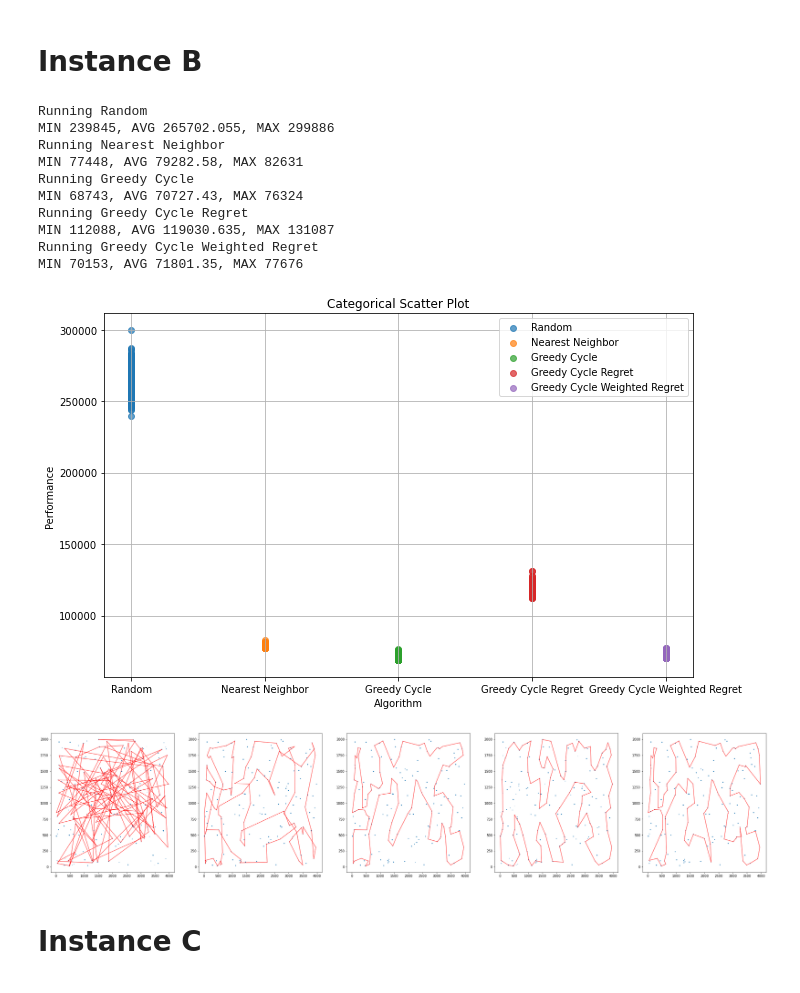
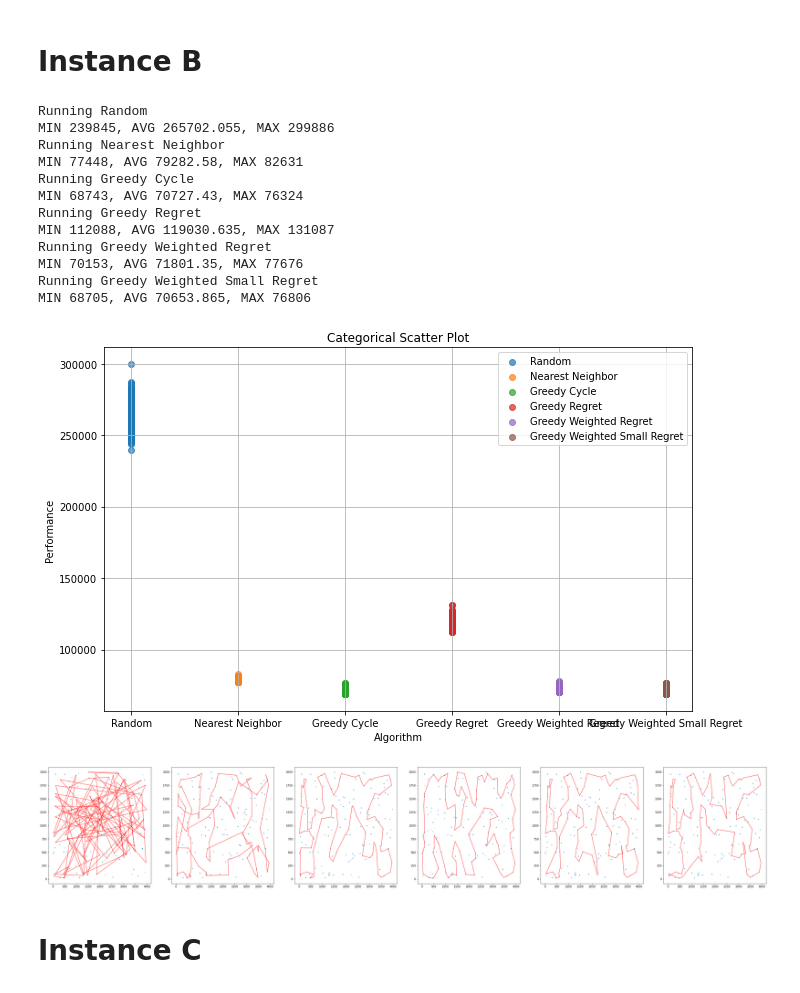
Before and after one commit to Antsol1000/ec, a Jupyter notebook: notebooks/report_2/2_greedy_regret_heuristics.ipynb, the cells around one changed output. Saved outputs shown, nothing was run; the diff lists cells and outputs as text; code cells hidden in the pictures.

```diff
--- a/notebooks/report_2/2_greedy_regret_heuristics.ipynb
+++ b/notebooks/report_2/2_greedy_regret_heuristics.ipynb
@@ -148,30 +152,34 @@ MIN 74563, AVG 76341.665, MAX 78976
 # %%
 best_solutions, results_list = run_all_experiments(200, [lambda x: random_solution(tspb),
                          lambda x: nearest_neighbor(tspb, x),
                          lambda x: greedy_cycle(tspb, x),
                          lambda x: greedy_cycle_with_regret(tspb_np, x),
-                         lambda x: greedy_cycle_with_weighted_regret(tspb_np, x)
+                         lambda x: greedy_cycle_with_weighted_regret(tspb_np, x),
+                         lambda x: greedy_cycle_with_weighted_regret(tspb_np, x, weight = 0.2)
                          ],
                     lambda x: tspb.get_solution_cost(x),
                     ["Random",
                      "Nearest Neighbor",
                      "Greedy Cycle",
-                     "Greedy Cycle Regret",
-                     "Greedy Cycle Weighted Regret"])
+                     "Greedy Regret",
+                     "Greedy Weighted Regret",
+                     "Greedy Weighted Small Regret"])
 tspb.plot(best_solutions)
 # %% [output]
 Running Random
 MIN 239845, AVG 265702.055, MAX 299886
 Running Nearest Neighbor
 MIN 77448, AVG 79282.58, MAX 82631
 Running Greedy Cycle
 MIN 68743, AVG 70727.43, MAX 76324
-Running Greedy Cycle Regret
+Running Greedy Regret
 MIN 112088, AVG 119030.635, MAX 131087
-Running Greedy Cycle Weighted Regret
+Running Greedy Weighted Regret
 MIN 70153, AVG 71801.35, MAX 77676
+Running Greedy Weighted Small Regret
+MIN 68705, AVG 70653.865, MAX 76806
-[figure, old version]
+[figure, new version]
-[figure, old version]
+[figure, new version]
 # %% [markdown]
 # Instance C
 # %%
```
Also changed, not shown: parts of 9 cells of this notebook, 3 other files.
